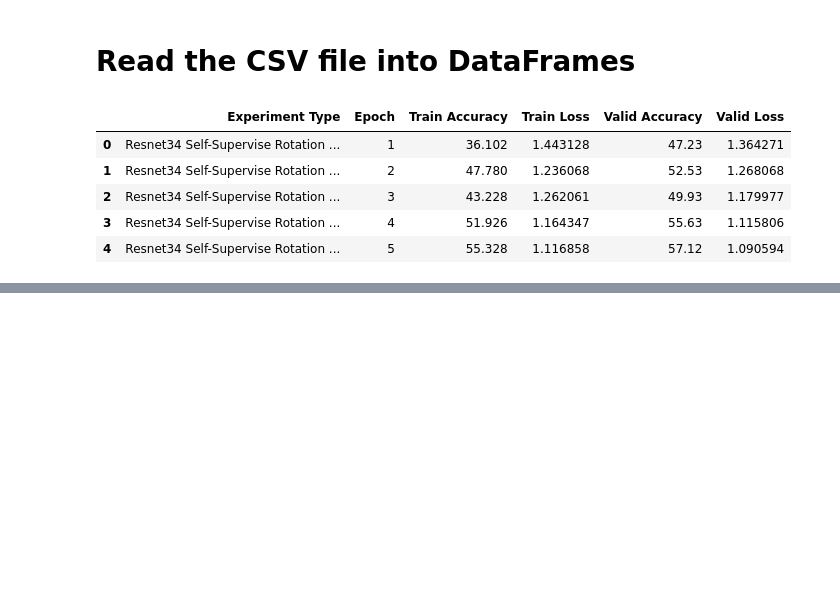
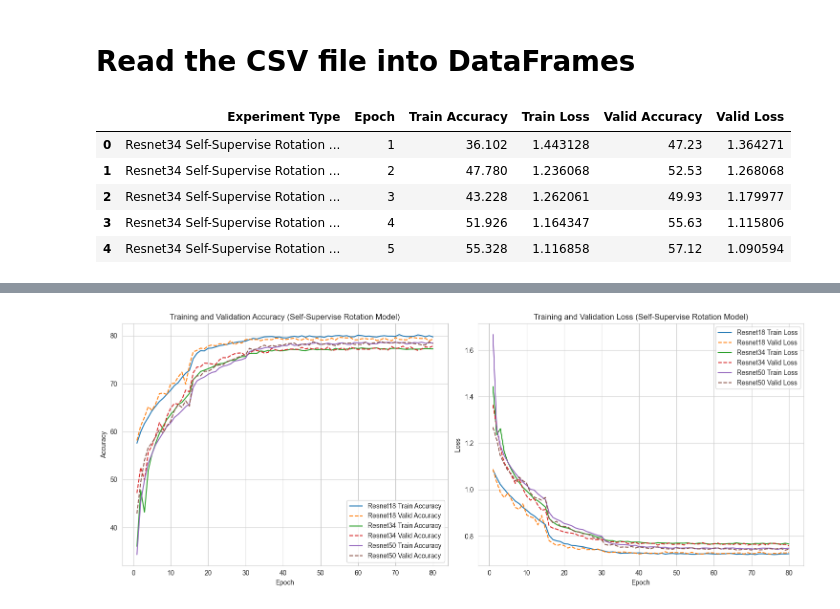
Before and after one commit to whats2000/Deep-Learning, a Jupyter notebook: PyTorch/Class/pytorch104/A4.ipynb, the cells around one changed output, grey strips where cells are left out. Saved outputs shown, nothing was run; the diff lists cells and outputs as text; code cells hidden in the pictures; blank space fills up the shorter version.

Commit message:
Add a compare plot through complex model

```diff
--- a/PyTorch/Class/pytorch104/A4.ipynb
+++ b/PyTorch/Class/pytorch104/A4.ipynb
@@ -2668,6 +2668,9 @@ Finished Training
 # %% [markdown]
 # Read the CSV file into DataFrames
 # %%
+# Set the style of seaborn and matplotlib
+sns.set_style("whitegrid")
+
 total_model_report = pd.read_csv('compare_larger_model.csv')
 
 total_model_report.head()
@@ -2689,0 +2749,5 @@ total_model_report.tail()
+# %%
+# Re-running the function without points on the plot
+plot_model_performance_no_points(total_model_report, 'Self-Supervise Rotation Model')
+# %% [output]
+[figure, added]
```
Also changed, not shown: parts of 8 cells of this notebook, 6 other files.
